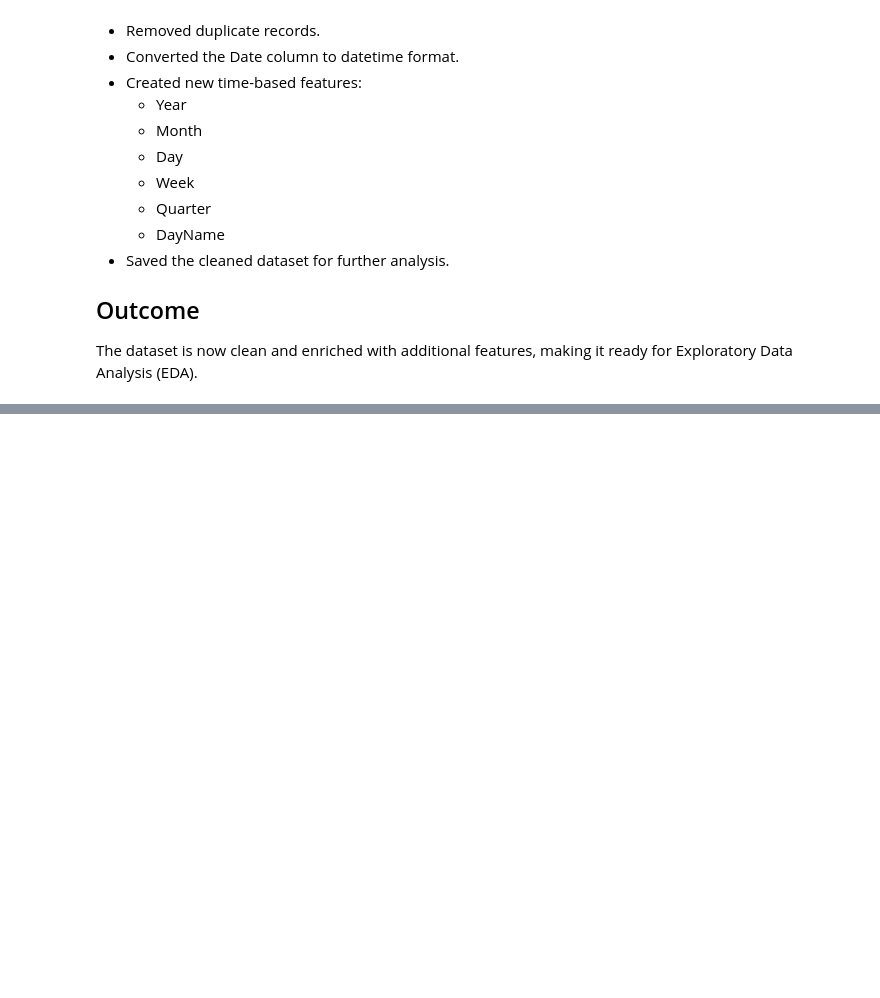
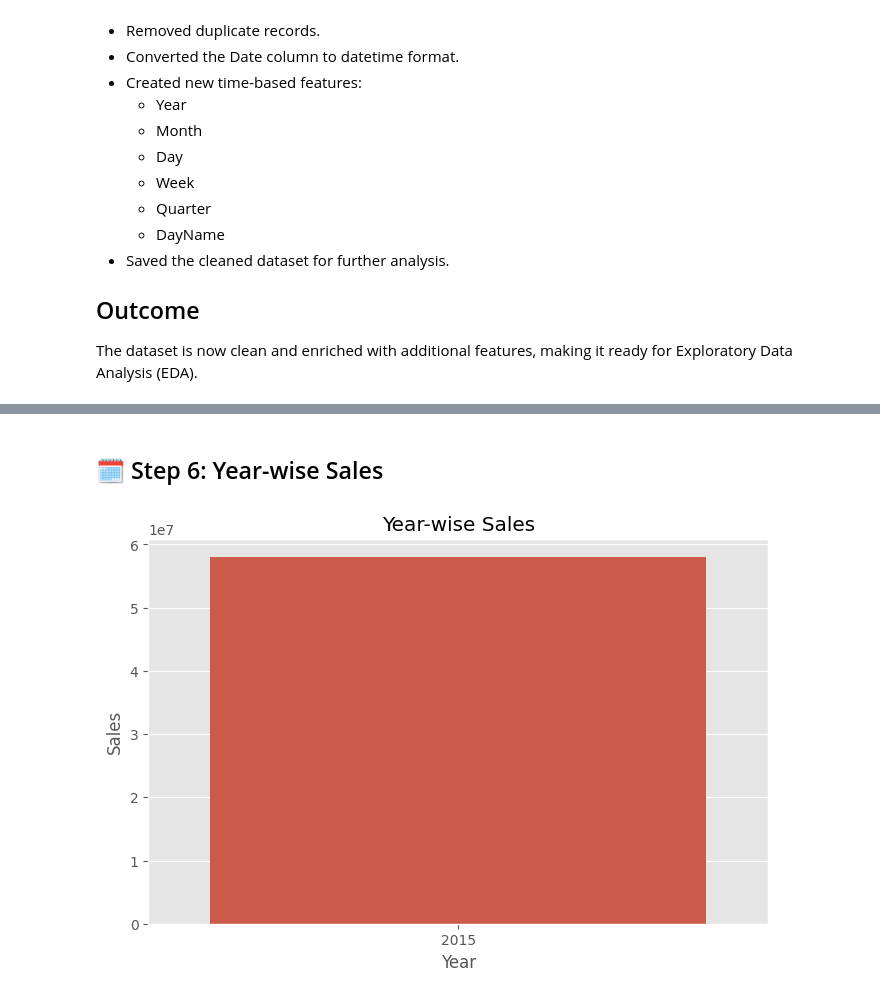
Before and after one commit to ruhile/Sales-Forecasting-Dashboard, a Jupyter notebook: notebooks/Sales_Forecasting.ipynb, the cells around one changed output, grey strips where cells are left out. Drawn from its saved outputs; the diff is of its cells as text; code cells hidden in the pictures; blank space fills up the shorter version.

```diff
--- a/notebooks/Sales_Forecasting.ipynb
+++ b/notebooks/Sales_Forecasting.ipynb
@@ -487,0 +575,14 @@ The dataset is now clean and enriched with additional features, making it ready
+# %% [markdown]
+## 🗓️ Step 6: Year-wise Sales
+# %%
+year_sales = df.groupby("Year")["Sales"].sum()
+
+plt.figure(figsize=(8, 5))
+sns.barplot(x=year_sales.index, y=year_sales.values)
+
+plt.title("Year-wise Sales")
+plt.xlabel("Year")
+plt.ylabel("Sales")
+plt.show()
+# %% [output]
+[figure, added]
```
Also changed, not shown: parts of 27 cells of this notebook.
